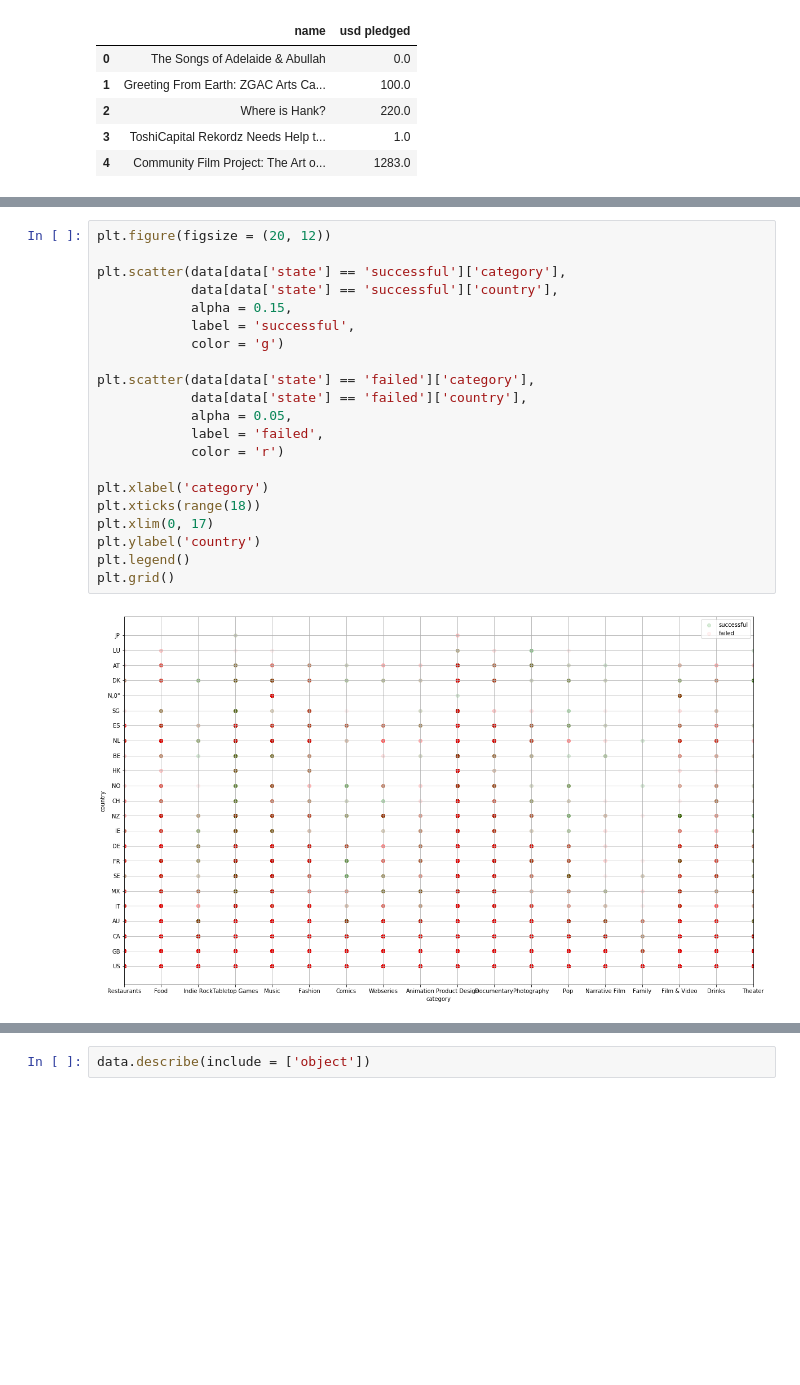
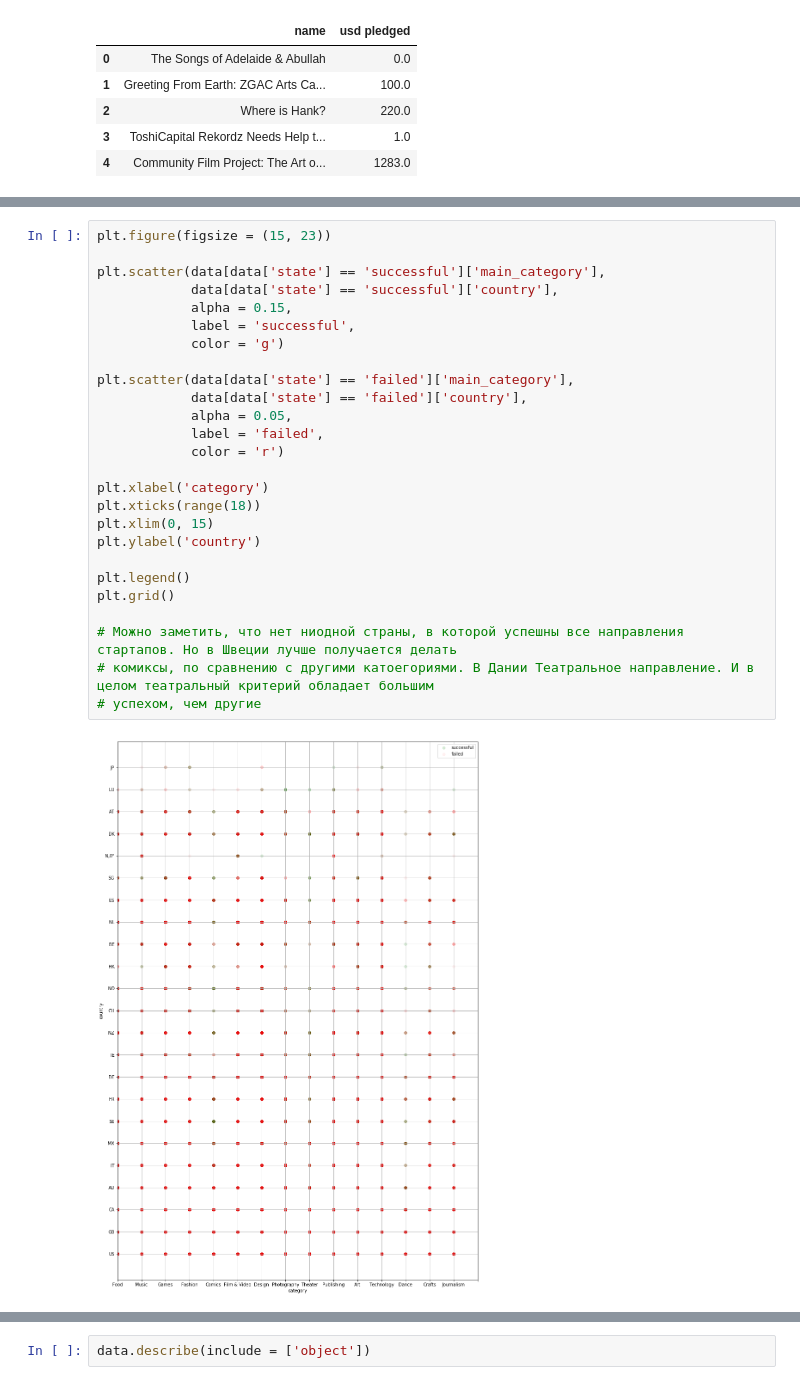
Before and after one commit to VitKonevskiy/ML_HW, a Jupyter notebook: kickstarter_proj.ipynb, the cells around one changed output, grey strips where cells are left out. Saved outputs shown, nothing was run; the diff lists cells and outputs as text; blank space fills up the shorter version.

```diff
--- a/kickstarter_proj.ipynb
+++ b/kickstarter_proj.ipynb
@@ -211,28 +244,33 @@ data['usd pledged'] > 0.1
 378660     True
 Name: usd pledged, Length: 378661, dtype: bool
 # %%
-plt.figure(figsize = (20, 12))
+plt.figure(figsize = (15, 23))
 
-plt.scatter(data[data['state'] == 'successful']['category'],
+plt.scatter(data[data['state'] == 'successful']['main_category'],
             data[data['state'] == 'successful']['country'],
             alpha = 0.15,
             label = 'successful',
             color = 'g')
 
-plt.scatter(data[data['state'] == 'failed']['category'],
+plt.scatter(data[data['state'] == 'failed']['main_category'],
             data[data['state'] == 'failed']['country'],
             alpha = 0.05,
             label = 'failed',
             color = 'r')
 
 plt.xlabel('category')
 plt.xticks(range(18))
-plt.xlim(0, 17)
+plt.xlim(0, 15)
 plt.ylabel('country')
+
 plt.legend()
 plt.grid()
+
+# Можно заметить, что нет ниодной страны, в которой успешны все направления стартапов. Но в Швеции лучше получается делать
+# комиксы, по сравнению с другими катоегориями. В Дании Театральное направление. И в целом театральный критерий обладает большим
+# успехом, чем другие
 # %% [output]
-[figure, old version]
+[figure, new version]
 # %%
 plt.figure(figsize = (20, 8))
 
```
Also changed, not shown: parts of 81 cells of this notebook.
